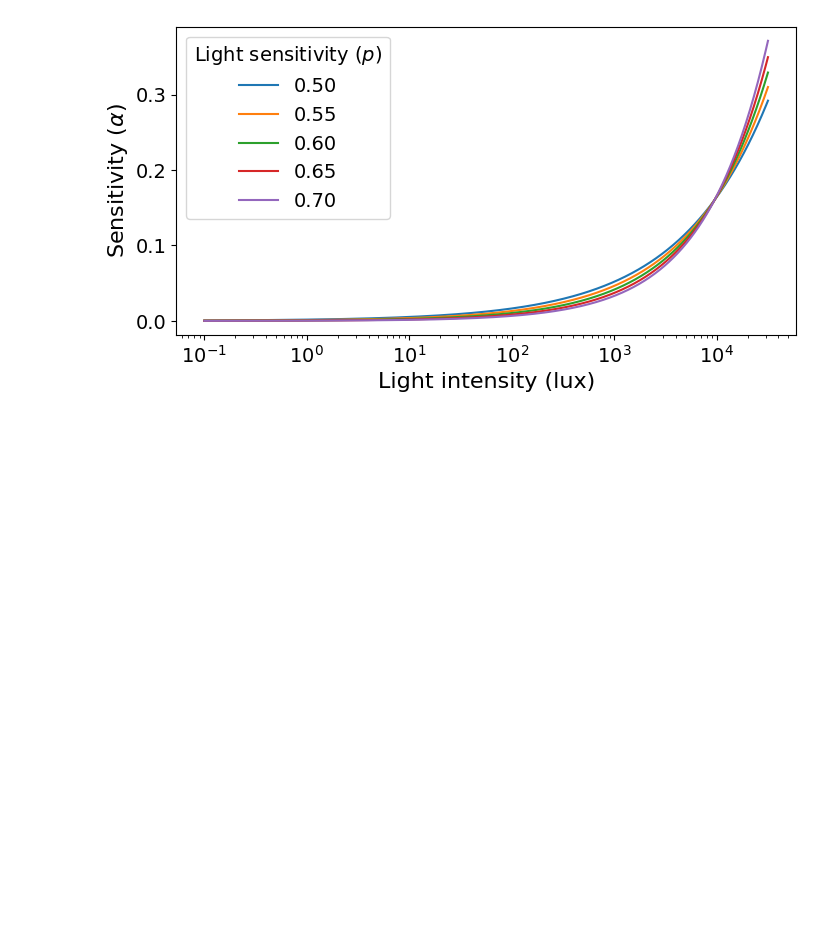
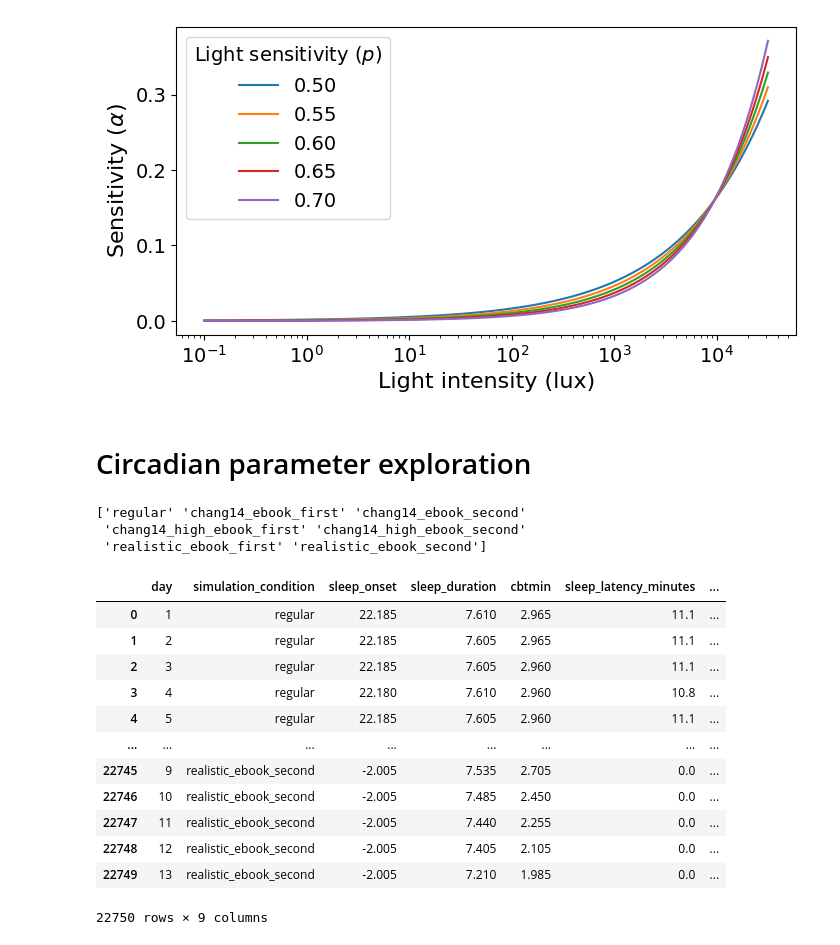
Before and after one commit to ftavella/evening_light_article, a Jupyter notebook: 16_supplemental_figures.ipynb, the cells around one changed output. Saved outputs shown, nothing was run; the diff lists cells and outputs as text; code cells hidden in the pictures; blank space fills up the shorter version.

```diff
--- a/16_supplemental_figures.ipynb
+++ b/16_supplemental_figures.ipynb
@@ -179,3 +180,5 @@ plt.savefig('figures/light_sensitivity.png', bbox_inches='tight', dpi=300)
 plt.show()
 # %% [output]
 [figure]
+# %% [markdown]
+# Circadian parameter exploration
@@ -181,0 +201,22 @@ plt.show()
+# %%
+print(simulation_features['simulation_condition'].unique())
+# %% [output]
+['regular' 'chang14_ebook_first' 'chang14_ebook_second'
+ 'chang14_high_ebook_first' 'chang14_high_ebook_second'
+ 'realistic_ebook_first' 'realistic_ebook_second']
+# %%
+simulation_features
+# %% [output]
+|  | day | simulation_condition | sleep_onset | sleep_duration | cbtmin | sleep_latency_minutes | ... |
+| 0 | 1 | regular | 22.185 | 7.610 | 2.965 | 11.1 | ... |
+| 1 | 2 | regular | 22.185 | 7.605 | 2.965 | 11.1 | ... |
+| 2 | 3 | regular | 22.185 | 7.605 | 2.960 | 11.1 | ... |
+| 3 | 4 | regular | 22.180 | 7.610 | 2.960 | 10.8 | ... |
+| 4 | 5 | regular | 22.185 | 7.605 | 2.960 | 11.1 | ... |
+| ... | ... | ... | ... | ... | ... | ... | ... |
+| 22745 | 9 | realistic_ebook_second | -2.005 | 7.535 | 2.705 | 0.0 | ... |
+| 22746 | 10 | realistic_ebook_second | -2.005 | 7.485 | 2.450 | 0.0 | ... |
+| 22747 | 11 | realistic_ebook_second | -2.005 | 7.440 | 2.255 | 0.0 | ... |
+| 22748 | 12 | realistic_ebook_second | -2.005 | 7.405 | 2.105 | 0.0 | ... |
+| 22749 | 13 | realistic_ebook_second | -2.005 | 7.210 | 1.985 | 0.0 | ... |
+22750 rows × 9 columns
```
Also changed, not shown: parts of 7 cells of this notebook, 11 other files.
